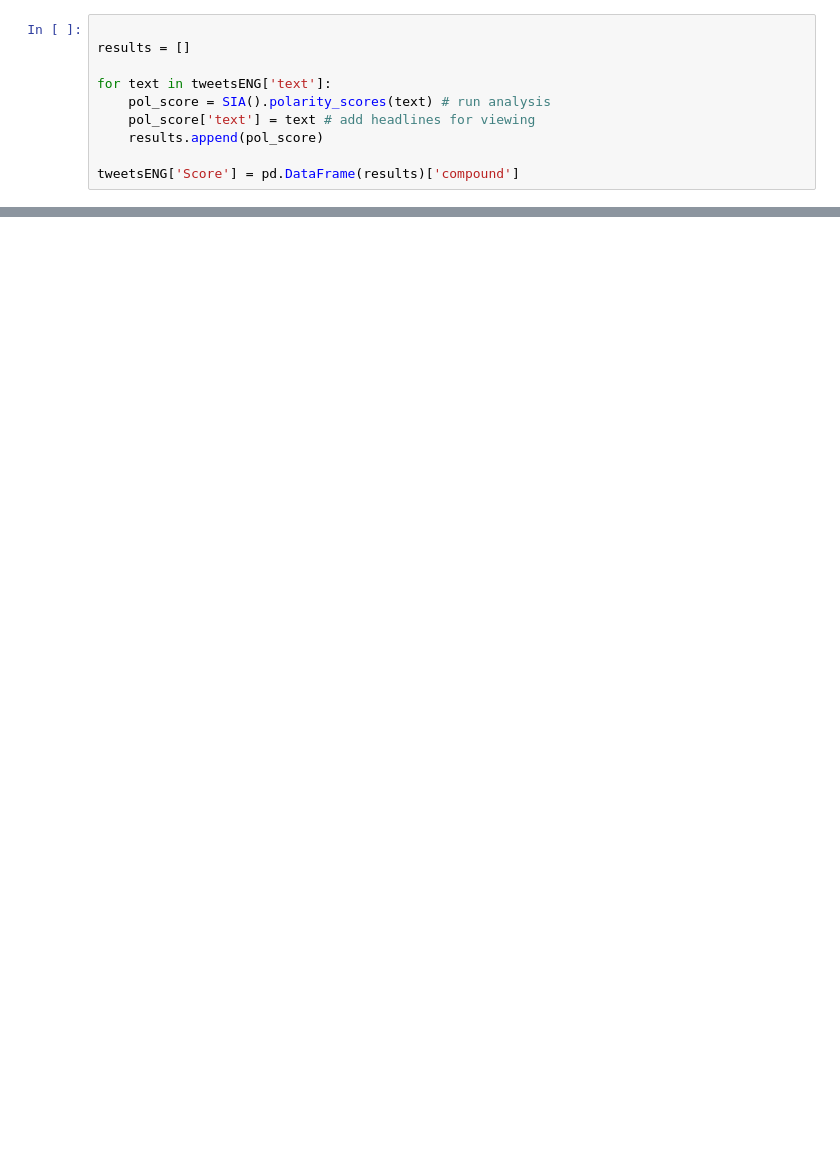
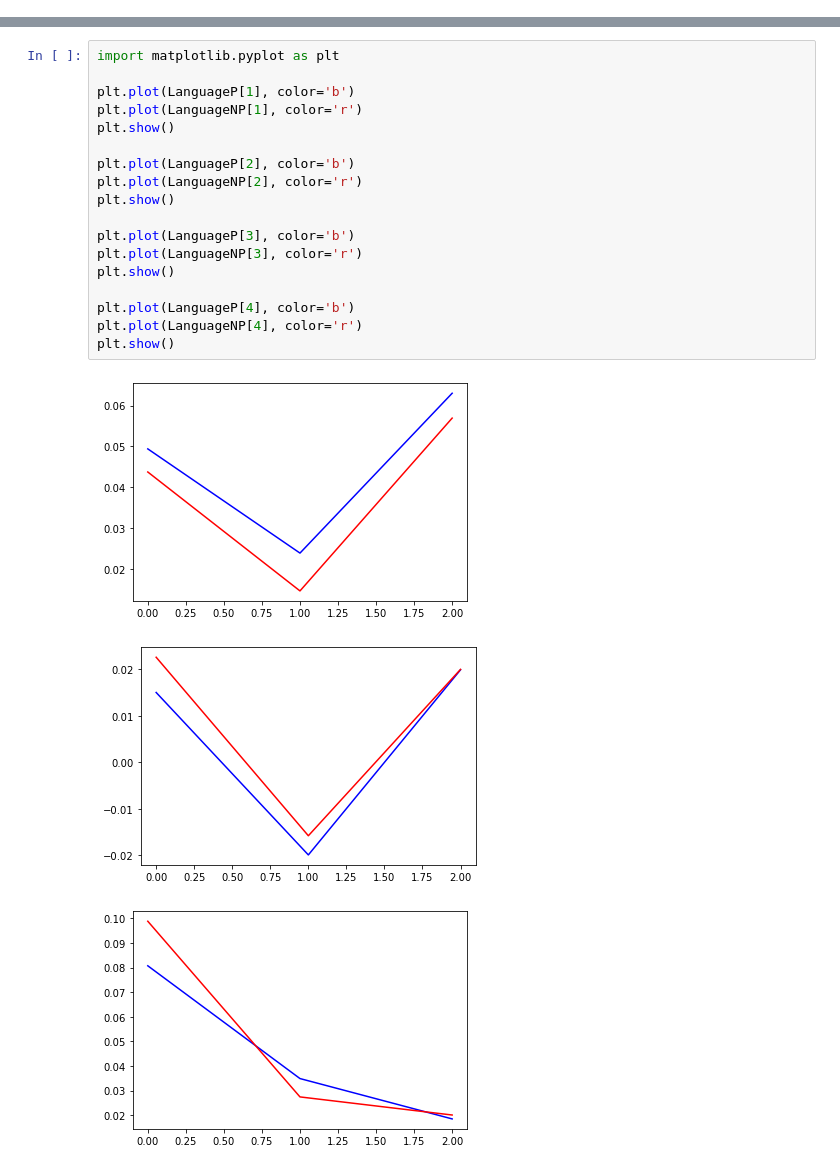
Before and after one commit to AidenWilliams/European-Covid-19-Vaccine-Sentiment-Analyses-On-Twitter-and-Article-Data, a Jupyter notebook: Analyse Tweets.ipynb, the cells around one changed output, grey strips where cells are left out. Drawn from its saved outputs; the diff is of its cells as text; blank space fills up the shorter version.

Commit message:
Multiple language SA working

```diff
--- a/Analyse Tweets.ipynb
+++ b/Analyse Tweets.ipynb
@@ -24,10 +6,0 @@ True
-# %%
-
-results = []
-
-for text in tweetsENG['text']:
-    pol_score = SIA().polarity_scores(text) # run analysis
-    pol_score['text'] = text # add headlines for viewing
-    results.append(pol_score)
-
-tweetsENG['Score'] = pd.DataFrame(results)['compound']
@@ -46,0 +39,22 @@ print(np.average(tweetsENG['Score']))
+# %%
+import matplotlib.pyplot as plt
+
+plt.plot(LanguageP[1], color='b')
+plt.plot(LanguageNP[1], color='r')
+plt.show()
+
+plt.plot(LanguageP[2], color='b')
+plt.plot(LanguageNP[2], color='r')
+plt.show()
+
+plt.plot(LanguageP[3], color='b')
+plt.plot(LanguageNP[3], color='r')
+plt.show()
+
+plt.plot(LanguageP[4], color='b')
+plt.plot(LanguageNP[4], color='r')
+plt.show()
+# %% [output]
+[figure, added]
+[figure, added]
+[figure, added]
```
Also changed, not shown: parts of 8 cells of this notebook, 6 other files.
